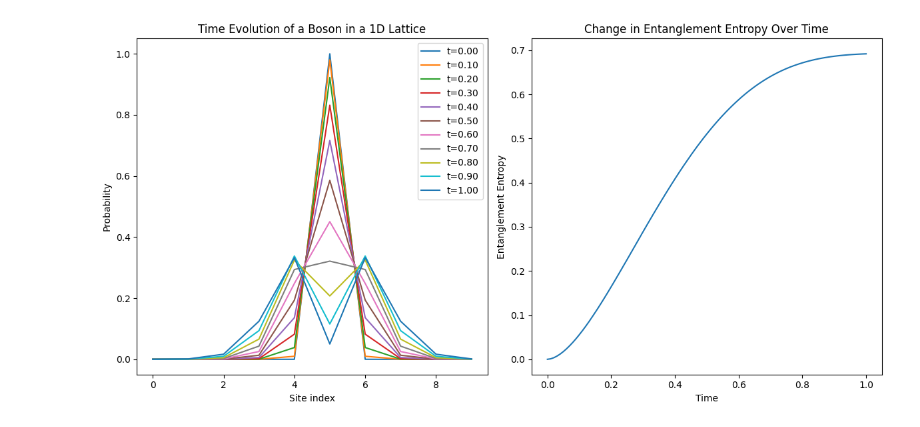
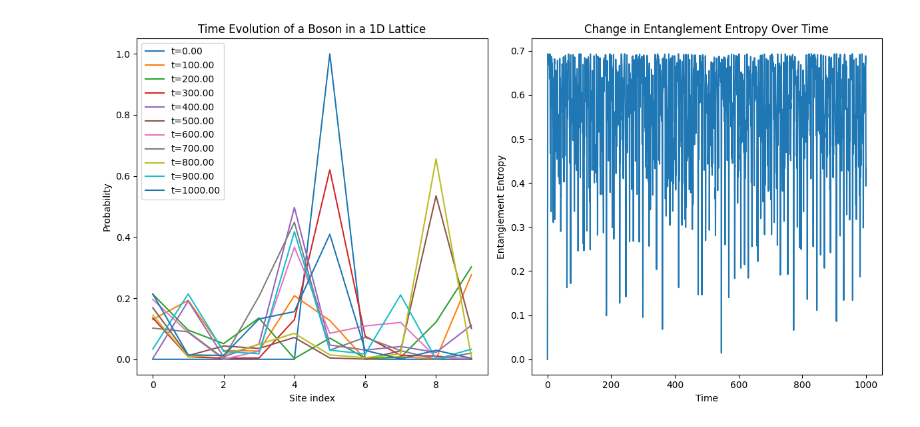
Before and after one commit to Ujanghost/QuantumLatticeSim, a Jupyter notebook: QuantumLatticeSim.ipynb, the cells around one changed output. Drawn from its saved outputs; the diff is of its cells as text; code cells hidden in the pictures.

```diff
--- a/QuantumLatticeSim.ipynb
+++ b/QuantumLatticeSim.ipynb
@@ -136,7 +9,7 @@ from scipy.linalg import expm
 N = 10  # Number of sites
 t = 1.0  # Hopping amplitude
 dt = 0.01  # Time step
-num_steps = 100  # Number of time steps
+num_steps = 100000  # Number of time steps
 
 # Initial state: boson at the center of the lattice
 psi_0 = np.zeros(N, dtype=complex)
@@ -175,31 +48,31 @@ def entanglement_entropy(psi, N):
     # Compute the entanglement entropy
     entropy = -np.sum(eigenvalues * np.log(eigenvalues + 1e-12))  # small offset to avoid log(0)
     return entropy
 
 # Compute the time evolution
 psi_t = time_evolution(psi_0, U, num_steps)
 
 # Compute the entanglement entropy at each time step
 entropies = [entanglement_entropy(psi, N) for psi in psi_t]
 
 # Plot the probability distributions
 plt.figure(figsize=(12, 6))
 plt.subplot(1, 2, 1)
 for n in range(0, num_steps + 1, num_steps // 10):
     plt.plot(np.abs(psi_t[n])**2, label=f't={n*dt:.2f}')
 plt.xlabel('Site index')
 plt.ylabel('Probability')
 plt.legend()
 plt.title('Time Evolution of a Boson in a 1D Lattice')
 
 # Plot the entanglement entropy
 plt.subplot(1, 2, 2)
 plt.plot(np.arange(num_steps + 1) * dt, entropies)
 plt.xlabel('Time')
 plt.ylabel('Entanglement Entropy')
 plt.title('Change in Entanglement Entropy Over Time')
 
 plt.tight_layout()
 plt.show()
 # %% [output]
-[figure, old version]
+[figure, new version]
```
Also changed, not shown: parts of 2 cells of this notebook.
